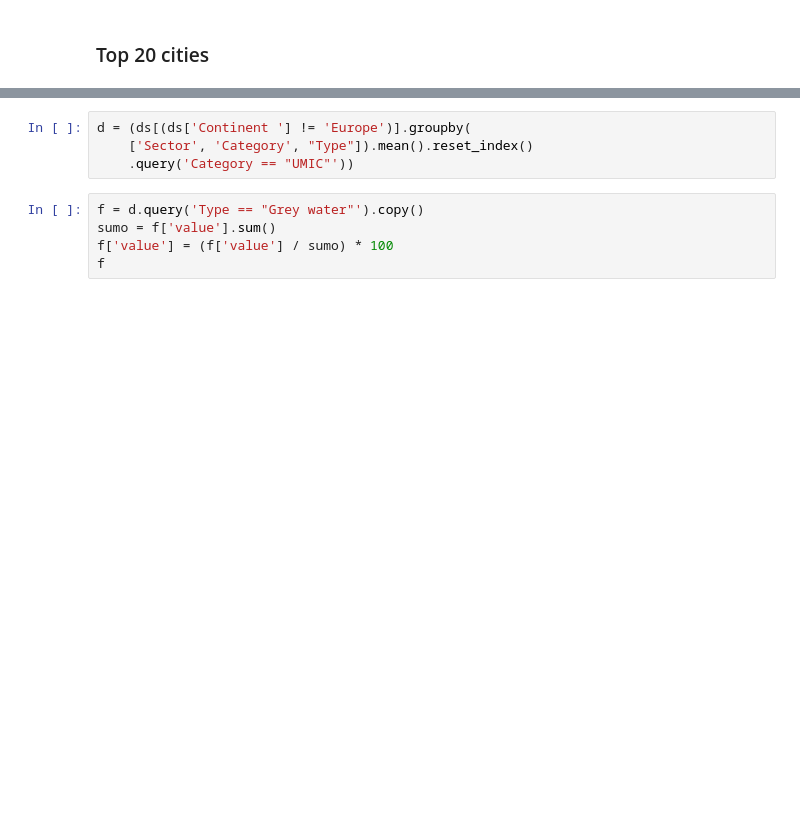
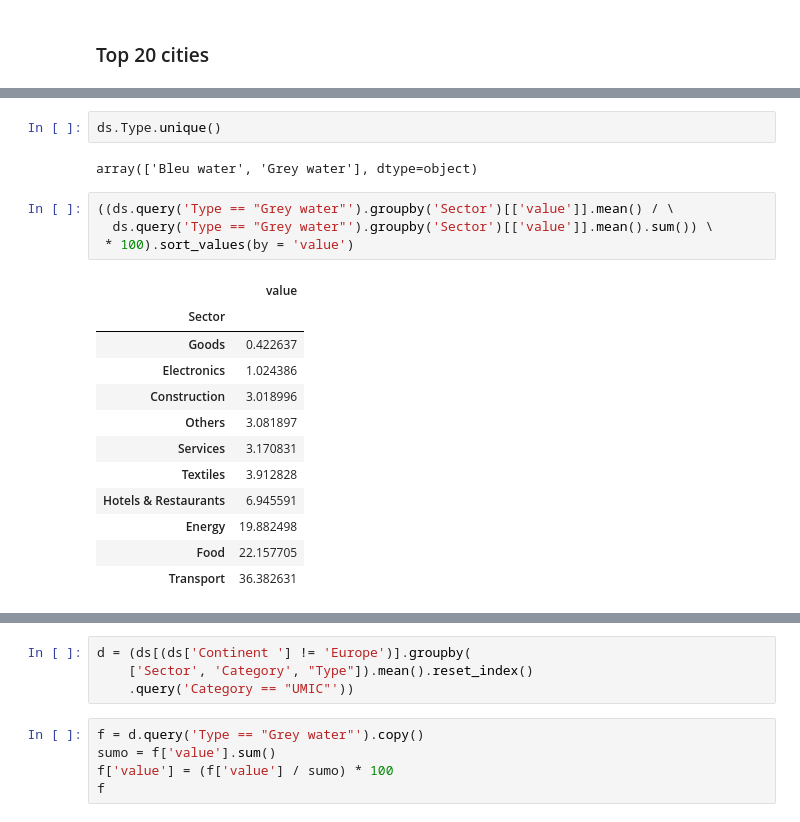
Before and after one commit to mohamed-hachaichi/Virtual_Water_Project, a Jupyter notebook: Code/Code.ipynb, the cells around one changed output, grey strips where cells are left out. Drawn from its saved outputs; the diff is of its cells as text; blank space fills up the shorter version.

```diff
--- a/Code/Code.ipynb
+++ b/Code/Code.ipynb
@@ -682,3 +732,24 @@ ds.head(3)
+# %%
+ds.Type.unique()
+# %% [output]
+array(['Bleu water', 'Grey water'], dtype=object)
+# %%
+((ds.query('Type == "Grey water"').groupby('Sector')[['value']].mean() / \
+  ds.query('Type == "Grey water"').groupby('Sector')[['value']].mean().sum()) \
+ * 100).sort_values(by = 'value')
+# %% [output]
+|  | value |
+| Sector |  |
+| Goods | 0.422637 |
+| Electronics | 1.024386 |
+| Construction | 3.018996 |
+| Others | 3.081897 |
+| Services | 3.170831 |
+| Textiles | 3.912828 |
+| Hotels & Restaurants | 6.945591 |
+| Energy | 19.882498 |
+| Food | 22.157705 |
+| Transport | 36.382631 |
 # %%
 m = (ds[(ds['Continent '] != 'Europe')].groupby(
     ['Sector', 'Category'])).mean().query('Category == "UMIC"').reset_index()
```
Also changed, not shown: parts of 7 cells of this notebook, 6 other files.
